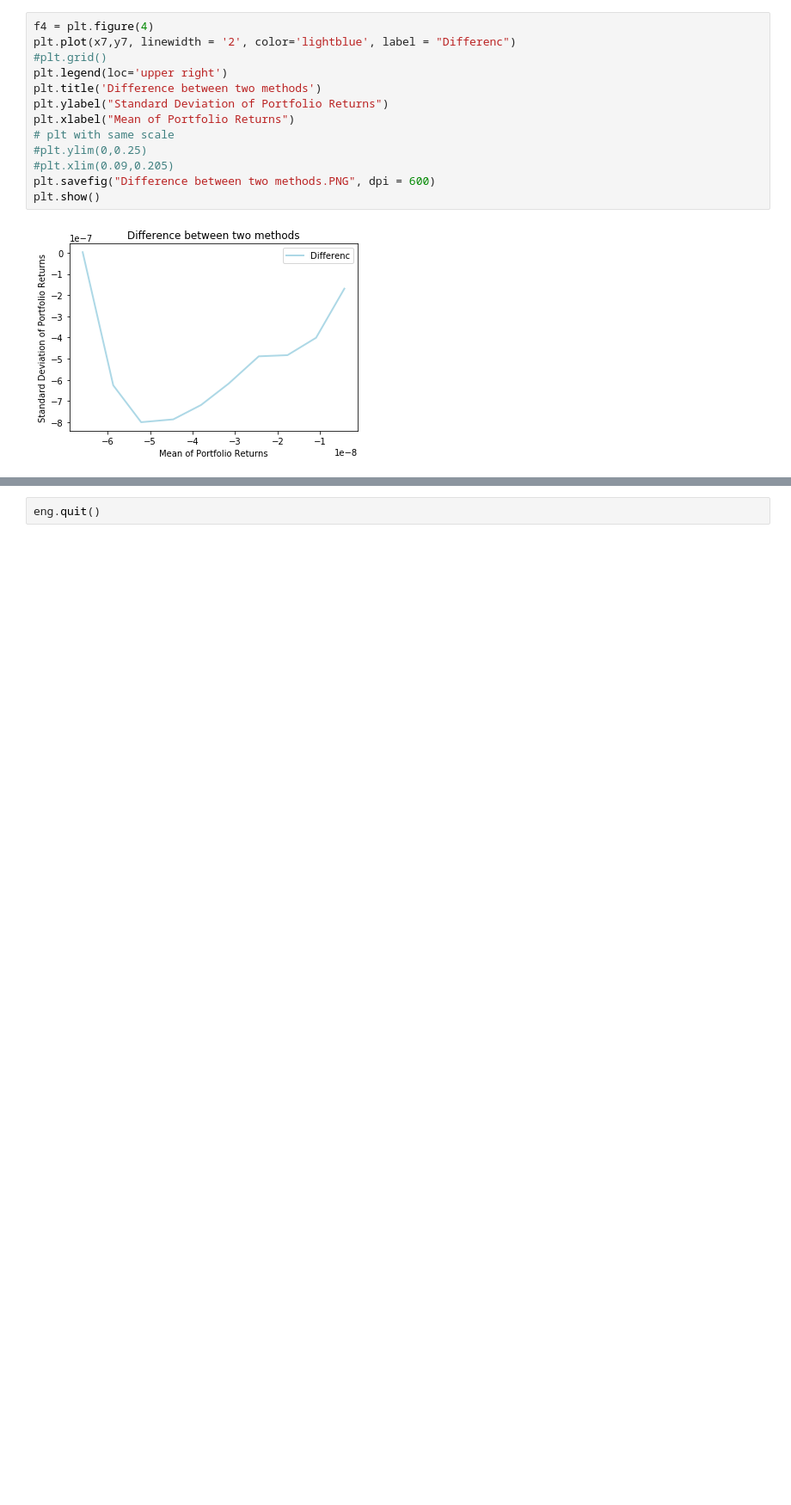
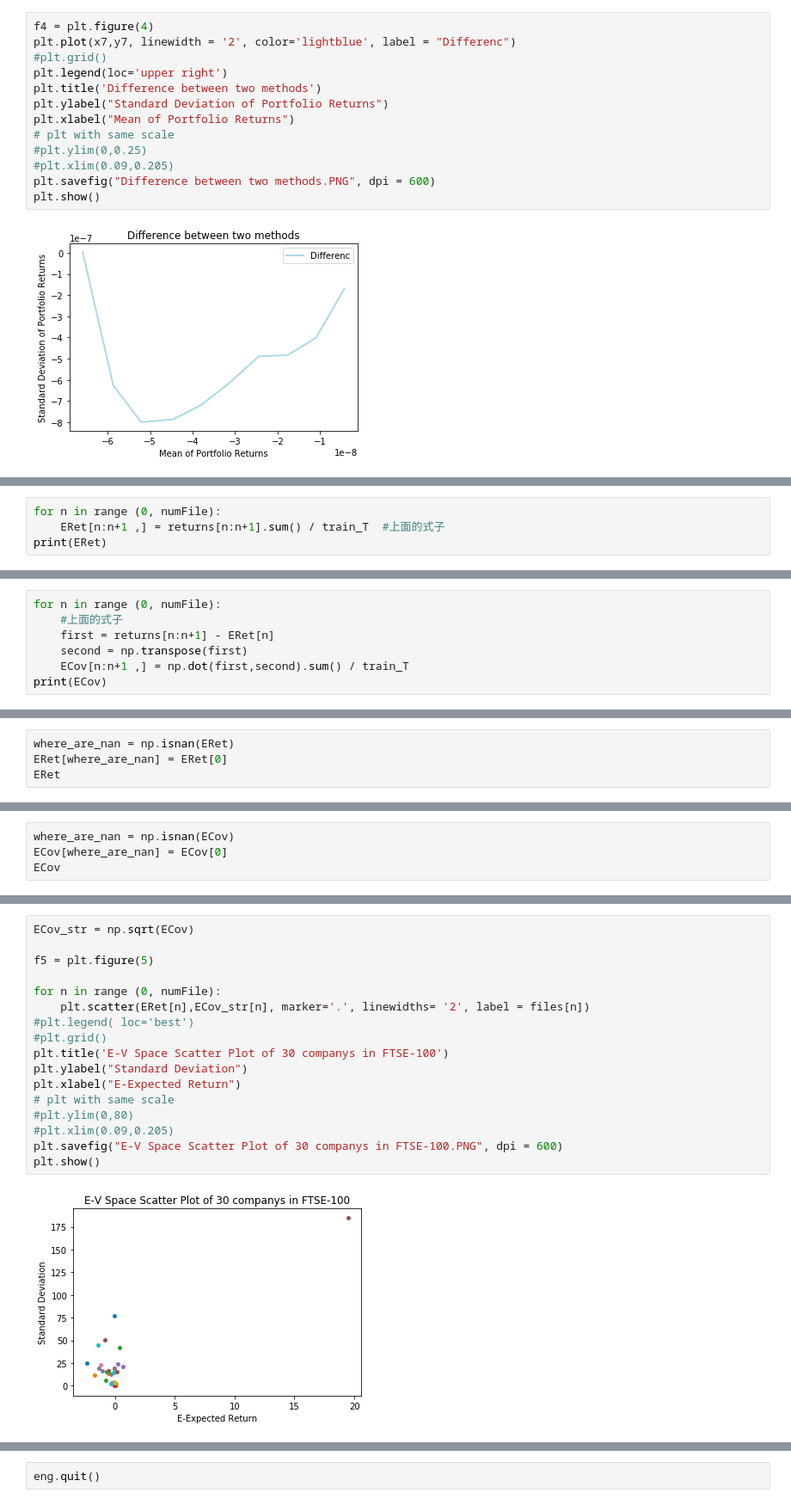
Before and after one commit to Trouble404/Computational-Finance-coursework, a Jupyter notebook: comp6212.ipynb, the cells around one changed output, grey strips where cells are left out. Shown at 86% size. Saved outputs shown, nothing was run; the diff lists cells and outputs as text; blank space fills up the shorter version.

```diff
--- a/comp6212.ipynb
+++ b/comp6212.ipynb
@@ -160,0 +239,4 @@ plt.show()
+# %%
+for n in range (0, numFile):
+    ERet[n:n+1 ,] = returns[n:n+1].sum() / train_T  #上面的式子
+print(ERet)
@@ -160,0 +269,7 @@ plt.show()
+# %%
+for n in range (0, numFile):
+    #上面的式子
+    first = returns[n:n+1] - ERet[n]
+    second = np.transpose(first)
+    ECov[n:n+1 ,] = np.dot(first,second).sum() / train_T
+print(ECov)
@@ -160,0 +296,4 @@ plt.show()
+# %%
+where_are_nan = np.isnan(ERet)
+ERet[where_are_nan] = ERet[0]
+ERet
@@ -160,0 +318,4 @@ plt.show()
+# %%
+where_are_nan = np.isnan(ECov)
+ECov[where_are_nan] = ECov[0]
+ECov
@@ -160,0 +340,19 @@ plt.show()
+# %%
+ECov_str = np.sqrt(ECov)
+
+f5 = plt.figure(5)
+
+for n in range (0, numFile):
+    plt.scatter(ERet[n],ECov_str[n], marker='.', linewidths= '2', label = files[n])
+#plt.legend( loc='best')
+#plt.grid()
+plt.title('E-V Space Scatter Plot of 30 companys in FTSE-100')
+plt.ylabel("Standard Deviation")
+plt.xlabel("E-Expected Return")
+# plt with same scale
+#plt.ylim(0,80)
+#plt.xlim(0.09,0.205)
+plt.savefig("E-V Space Scatter Plot of 30 companys in FTSE-100.PNG", dpi = 600)
+plt.show()
+# %% [output]
+[figure, added]
```
Also changed, not shown: parts of 24 cells of this notebook.
